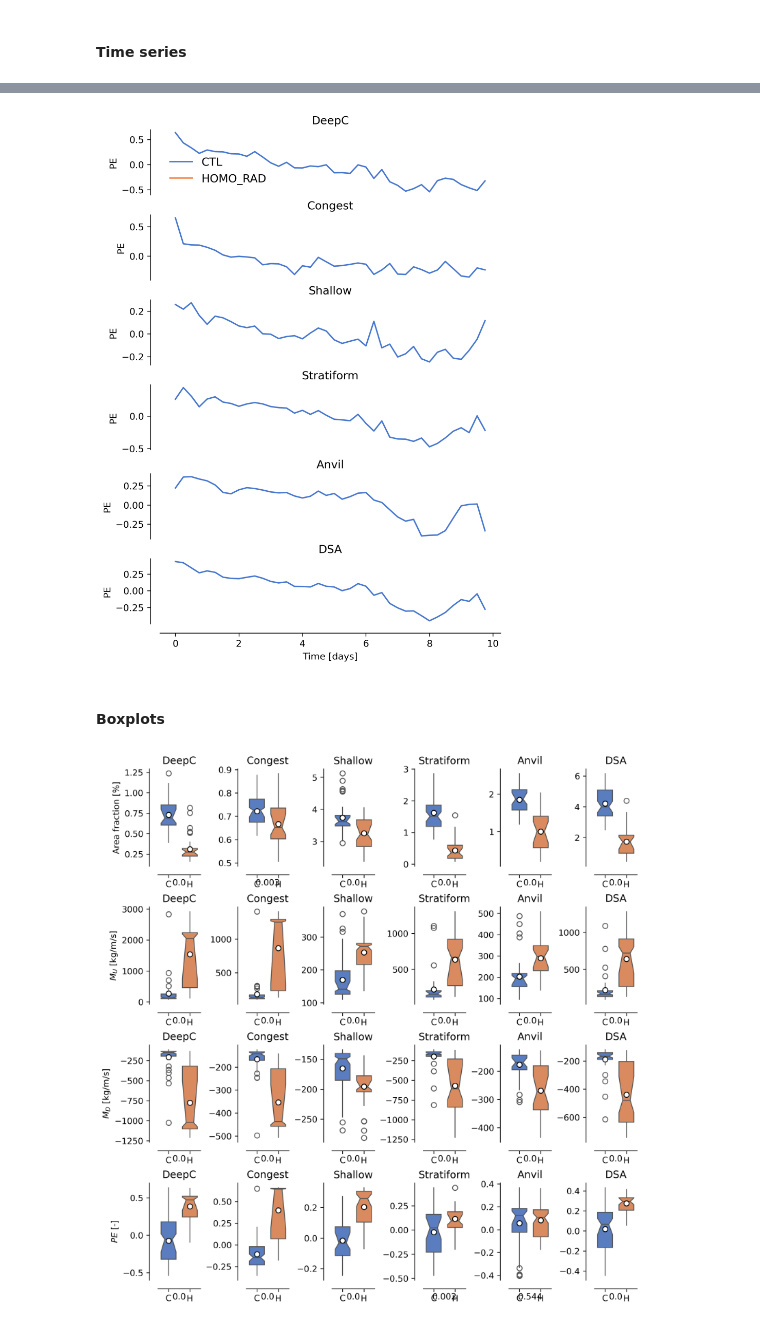
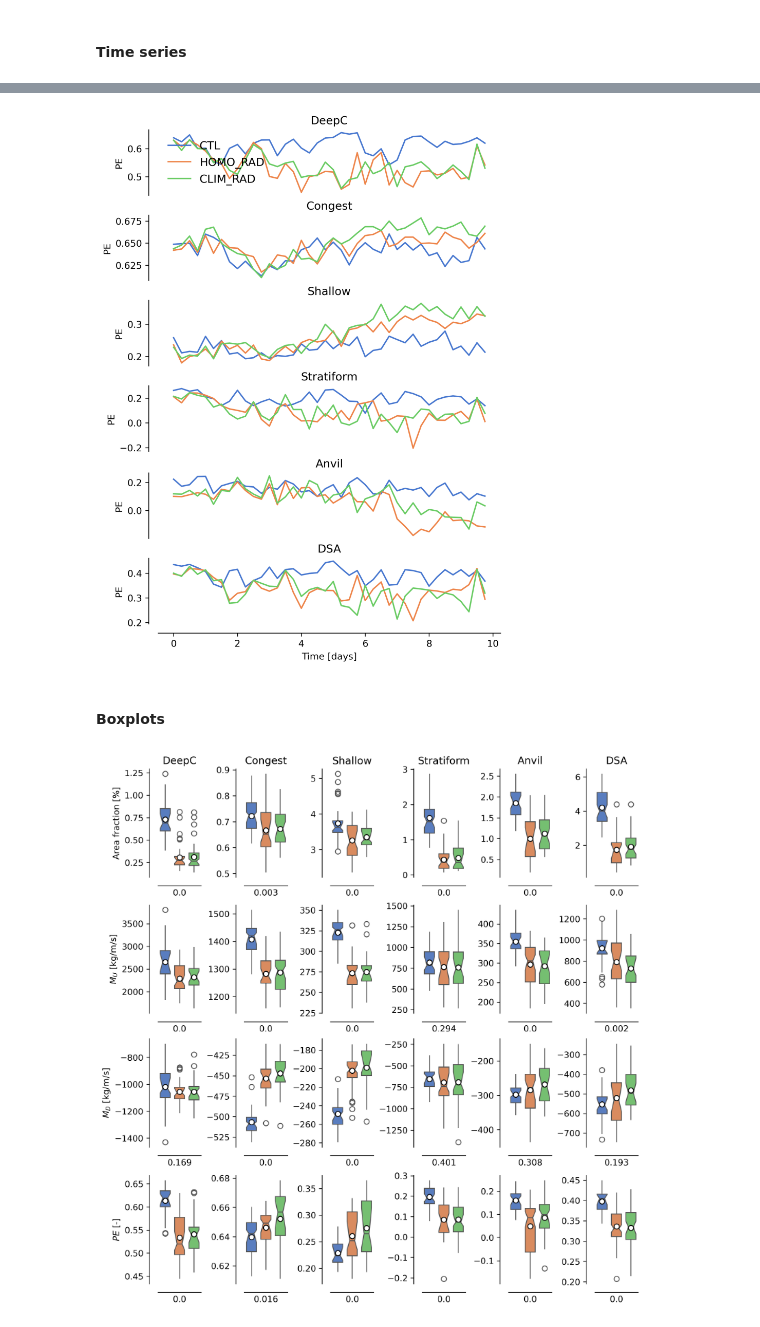
Before and after one commit to jhruppert/tc-crfrad, a Jupyter notebook: analysis/mpas_aquapl_pe.ipynb, the cells around one changed output, grey strips where cells are left out. Cells and saved outputs as stored; diff of their text form; code cells hidden in the pictures.

Commit message:
Final PE post-processing and plots

```diff
--- a/analysis/mpas_aquapl_pe.ipynb
+++ b/analysis/mpas_aquapl_pe.ipynb
@@ -41,7 +69,7 @@ md = np.full(dims, np.nan)
 
 for iexp in range(ntest):
     for it, time in enumerate(file_times):
-        pickle_file = data_path+'VMF_pclass_'+test_names[iexp]+'_'+time+'.pickle'
+        pickle_file = f"{data_path}VMF_pclass_{test_names[iexp]}_{time}_{str(int(latbounds[0]))}-{str(int(latbounds[1]))}.0.pickle"
         try:
             with open(pickle_file, 'rb') as f:
                 file = pickle.load(f)
@@ -223,74 +244,87 @@ axs[-1].set_xlabel('Time [days]')
 axs[0].legend(loc="lower left", frameon=False, fontsize=12)#, bbox_to_anchor=(0.05, 0.05))
 plt.show()
 # %% [output]
-[figure, old version]
+[figure, new version]
 # %% [markdown]
 #### Boxplots
 # %%
 from scipy.stats import ttest_ind
 
-def plot_boxplots(pltvar, axs, ntest, it_max, ytitle):
-      axs[0].set_ylabel(ytitle)
+def plot_boxplots(pltvar, axs, do_legend=False):
+      colors = sns.color_palette('muted', n_colors=ntest)
       for iclass, iax in enumerate(axs):
-            iax.set_title(pclass_names_long[iclass])
-            colors = sns.color_palette()[:2]
-            sns.boxplot([pltvar[iexp,iclass,:it_max] for iexp in range(ntest)],
+            sns.boxplot([pltvar[iexp,iclass,:] for iexp in range(pltvar.shape[0])],
                         width=0.7, showmeans=True,
                         meanprops={"marker":"o", "markerfacecolor":"white",
                               "markeredgecolor":"black", "markersize":"6"},
                         palette=colors,
                         ax=iax, notch=True, showcaps=False, bootstrap=10000,
                         showfliers=True,)
-            iax.set_xticklabels(['C', 'H'])
+            sns.despine(ax=iax, bottom=True)
 
             # Add t-test
-            t_stat, p_value = ttest_ind(pltvar[0,iclass,:it_max],
-                                    pltvar[1,iclass,:it_max],
+            t_stat, p_value = ttest_ind(pltvar[0,iclass,:],
+                                    pltvar[1,iclass,:],
                                     equal_var=True)
-            iax.text(0.5, -0.13, str(np.round(p_value, 3)),
-                  ha='center', va='top', transform=iax.transAxes)#, fontsize=10)
-      return None
+            iax.text(0.5, -0.11, str(np.round(p_value, 3)),
+                     ha='center', va='top', transform=iax.transAxes)#, fontsize=10)
+      # if do_legend:
+      #       axs[-1].legend(loc="upper right", frameon=False, fontsize=12, labels=test_names, bbox_to_anchor=(1.15, 0.5))
+      #       handles = [plt.Line2D([0], [0], color=colors[i], lw=10) for i in range(ntest)]
+      #       axs[-1].legend(handles=handles, labels=test_names, loc="center right", frameon=False,
+      #                      fontsize=12, bbox_to_anchor=(5.0, 0.5))
+      return axs
 
-t_max = 5
-it_max = t_max*4
-it_max = len(times)
+# it_max = len(times)
+it_max = np.max(np.where(~np.isnan(pclass_frac[2,0,:]))[0]) + 1
 
 # create figure
 fig_x = 1.3*nclass + 1
 fig_y = 9
 fig, axs = plt.subplots(4,nclass, figsize=(fig_x,fig_y), layout="constrained", dpi=300)
-sns.set_palette('muted')
-
-it_max = np.max(np.where(~np.isnan(pclass_frac[1,0,:]))[0]) + 1
 
 # PClass Area
 pltvar = pclass_frac
 ytitle = 'Area fraction [%]'
-plot_boxplots(pltvar, axs.flatten()[0:nclass], ntest, it_max, ytitle)
+irow = 0
+axs[irow, 0].set_ylabel(ytitle)
+# plot_boxplots(pltvar, axs.flatten()[0:nclass], ntest, it_max, ytitle, do_legend=True)
+axs[irow,:] = plot_boxplots(pltvar[:,:,:it_max], axs[irow,:])
 
 # M_U
 pltvar = mu
 ytitle = '$M_U$ [kg/m/s]'
-plot_boxplots(pltvar, axs.flatten()[nclass:nclass*2], ntest, it_max, ytitle)
+# plot_boxplots(pltvar, axs.flatten()[nclass:nclass*2], ntest, it_max, ytitle, do_legend=True)
+irow = 1
+axs[irow, 0].set_ylabel(ytitle)
+axs[irow,:] = plot_boxplots(pltvar[:,:,:it_max], axs[irow,:])
 
 # M_D
 pltvar = md
 ytitle = '$M_D$ [kg/m/s]'
-plot_boxplots(pltvar, axs.flatten()[nclass*2:nclass*3], ntest, it_max, ytitle)
+# plot_boxplots(pltvar, axs.flatten()[nclass*2:nclass*3], ntest, it_max, ytitle)
+irow = 2
+axs[irow, 0].set_ylabel(ytitle)
+axs[irow,:] = plot_boxplots(pltvar[:,:,:it_max], axs[irow,:])
 
-# M_D
+# PE
 pltvar = 1 - (-md/mu)
 ytitle = '$PE$ [-]'
-plot_boxplots(pltvar, axs.flatten()[nclass*3:nclass*4], ntest, it_max, ytitle)
+# plot_boxplots(pltvar, axs.flatten()[nclass*3:nclass*4], ntest, it_max, ytitle)
+irow = 3
+axs[irow, 0].set_ylabel(ytitle)
+axs[irow,:] = plot_boxplots(pltvar[:,:,:it_max], axs[irow,:])
+
+for iclass in range(nclass):
+      axs[0,iclass].set_title(pclass_names_long[iclass])
 
 for iaxs in axs.flatten():
       sns.despine(offset=10,ax=iaxs, top=True, right=True)
-#     sns.despine(offset=10,ax=iaxs, bottom=True)
-#     # Remove x-ticks
-#     iaxs.set_xticks([])
+      iaxs.set_xticks([])
 
-# axs[-1].set_xlabel('Time [days]')
-axs[0,0].legend(loc="lower left", frameon=False, fontsize=12)#, bbox_to_anchor=(0.05, 0.05))
+# axs[1,nclass-1].legend(loc="upper right", labels=test_names,
+#                        frameon=False, fontsize=12, bbox_to_anchor=(1.15, 0.5))
+
 plt.show()
 # %% [output]
-[figure, old version]
+[figure, new version]
```
Also changed, not shown: parts of 7 cells of this notebook, 1 other file.
